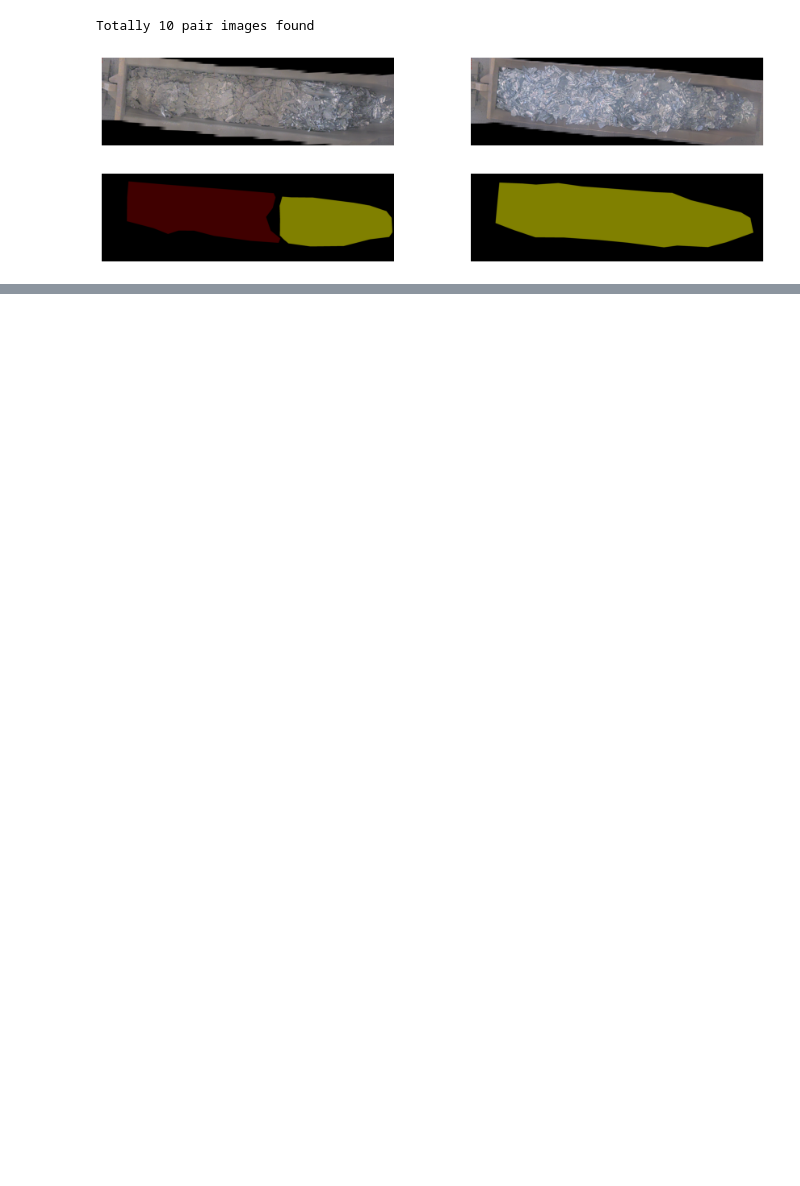
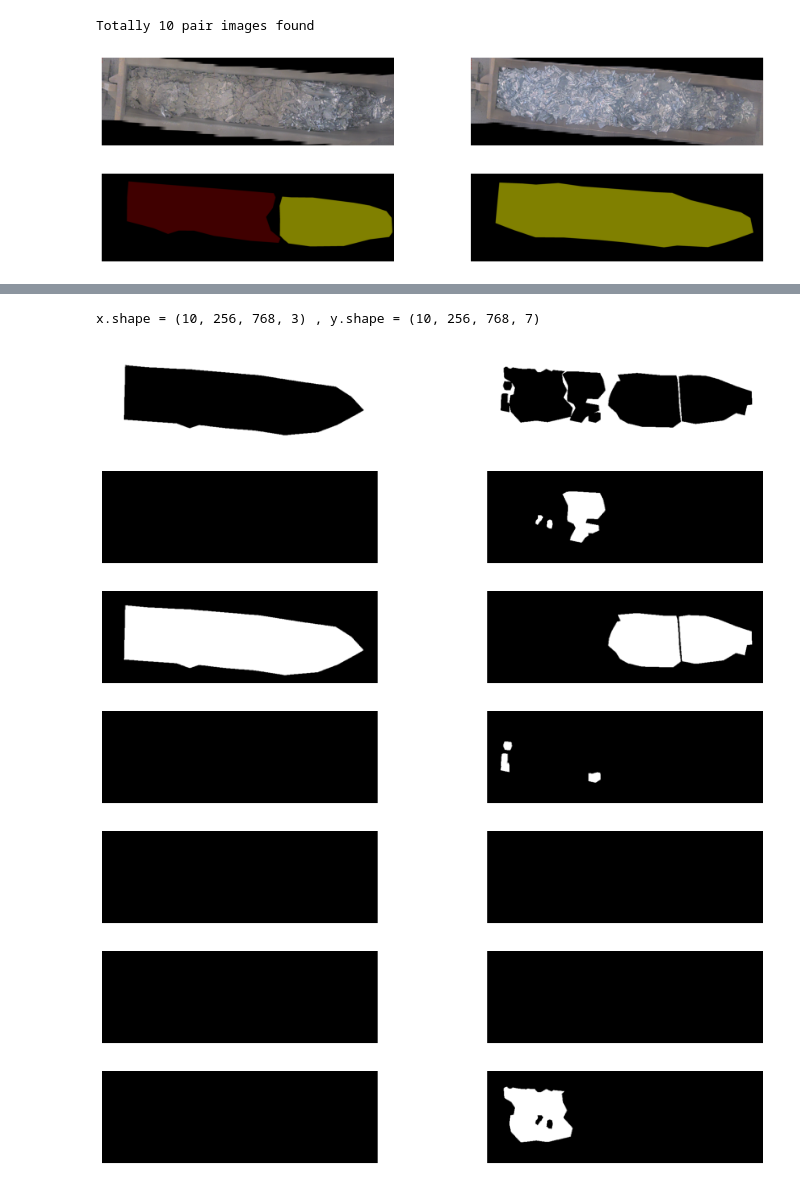
Before and after one commit to tunmustard/features_extractions, a Jupyter notebook: projects/scrapid/main_data_set_preparation.ipynb, the cells around one changed output, grey strips where cells are left out. Saved outputs shown, nothing was run; the diff lists cells and outputs as text; code cells hidden in the pictures; blank space fills up the shorter version.

Commit message:
scrapid updated. 1st result achieved

```diff
--- a/projects/scrapid/main_data_set_preparation.ipynb
+++ b/projects/scrapid/main_data_set_preparation.ipynb
@@ -144,0 +156,35 @@ y shape (10, 1071, 3557, 3)
+# %%
+###ACTIVE CELL###
+#Configure image generation pipeline, based on Image_generator class
+bill_img_gen = Image_generator(
+    Image_generator.Pipeline_x_y_images(
+        common_layers = [
+            #Image_generator.Mod_linear_transf(l=0.2, r=0.0, t = 0.2, b = 0.0, rand = False, target="all"),
+            #Image_generator.Mod_add_padding(pl=2, pr=2, pt=2, pb=2, target="all"),
+            #Image_generator.Mod_crop(t=0, l=0, h=500, w=500, target="all"),
+            Image_generator.Mod_resize(size=(768,256), target="all", interpolation = cv.INTER_NEAREST)
+            ###interpolation cv.INTER_NEAREST is required!!!!!
+        ],
+        special_layers = [[]]
+    )
+)
+
+#Generate images. Run twice while need to export images_y_raw color images. TODO: optimisation
+x_result, y_result = bill_img_gen(images_x, images_y)
+_,        y_result_raw = bill_img_gen(images_x, images_y_raw)
+
+#Show some result images
+print('x.shape =',x_result.shape,',', 'y.shape =',y_result.shape)
+
+#Show some result
+for c in range(len(list_of_codes)):
+    dbug.show_images_list(y_result[8:10,...,c], col_number = 2)
+# %% [output]
+x.shape = (10, 256, 768, 3) , y.shape = (10, 256, 768, 7)
+[figure, added]
+[figure, added]
+[figure, added]
+[figure, added]
+[figure, added]
+[figure, added]
+[figure, added]
```
Also changed, not shown: parts of 5 cells of this notebook, 2 other files.
